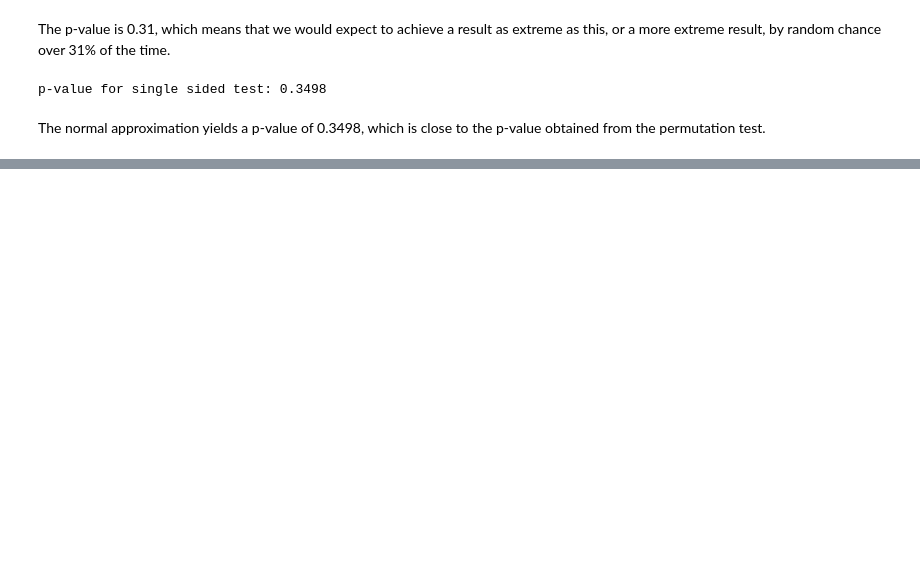
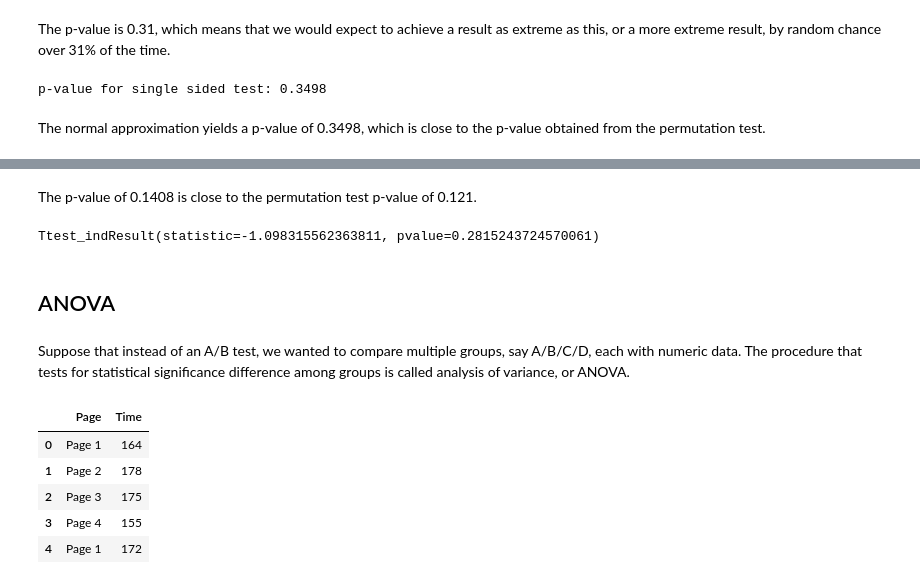
Before and after one commit to alexandrehsd/practical-statistics-notes, a Jupyter notebook: python/ch03_statistical_experiments_and_significance_testing.ipynb, the cells around one changed output, grey strips where cells are left out. Saved outputs shown, nothing was run; the diff lists cells and outputs as text; code cells hidden in the pictures; blank space fills up the shorter version.

Commit message:
Add sections about t-test, ANOVA, and chi-square test

```diff
--- a/python/ch03_statistical_experiments_and_significance_testing.ipynb
+++ b/python/ch03_statistical_experiments_and_significance_testing.ipynb
@@ -265,0 +280,10 @@ The normal approximation yields a p-value of 0.3498, which is close to the p-val
+# %% [markdown]
+The p-value of 0.1408 is close to the permutation test p-value of 0.121.
+# %%
+res
+# %% [output]
+Ttest_indResult(statistic=-1.098315562363811, pvalue=0.2815243724570061)
+# %% [markdown]
+## ANOVA
+# %% [markdown]
+Suppose that instead of an A/B test, we wanted to compare multiple groups, say A/B/C/D, each with numeric data. The procedure that tests for statistical significance difference among groups is called analysis of variance, or ANOVA.
@@ -265,0 +292,9 @@ The normal approximation yields a p-value of 0.3498, which is close to the p-val
+# %%
+four_sessions.head()
+# %% [output]
+|  | Page | Time |
+| 0 | Page 1 | 164 |
+| 1 | Page 2 | 178 |
+| 2 | Page 3 | 175 |
+| 3 | Page 4 | 155 |
+| 4 | Page 1 | 172 |
```
Also changed, not shown: parts of 37 cells of this notebook.
